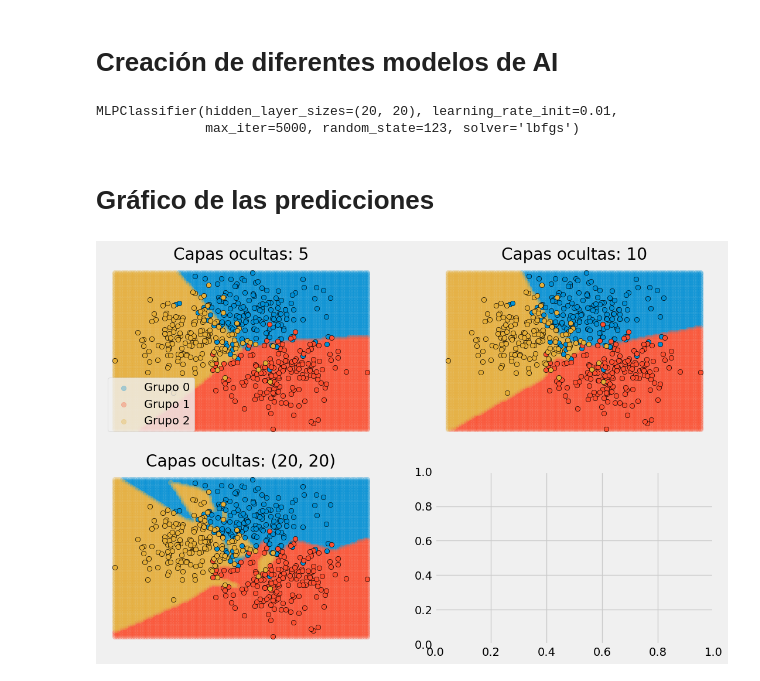
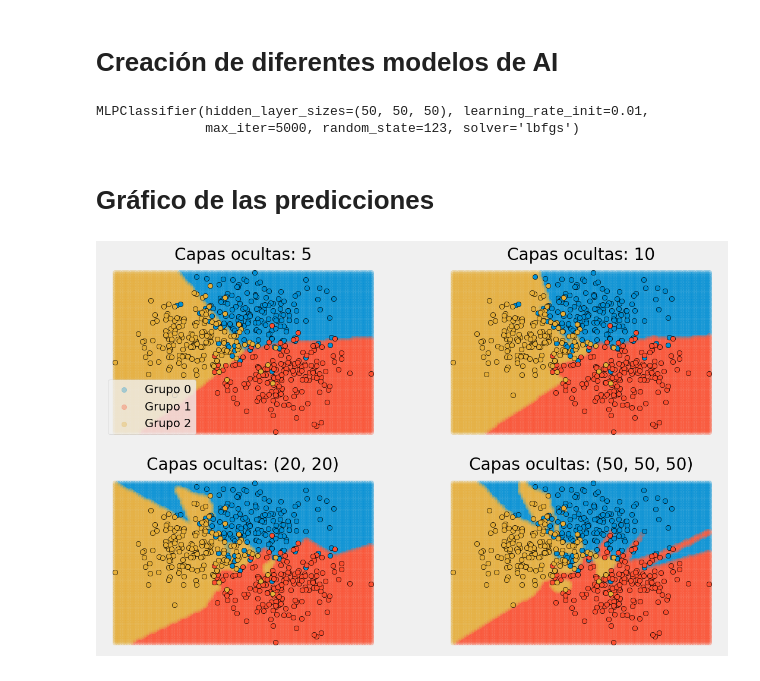
Before and after one commit to Dev-Mw/NNClassifier, a Jupyter notebook: red_neuronal_clasificatoria.ipynb, the cells around one changed output. Cells and saved outputs as stored; diff of their text form; code cells hidden in the pictures.

```diff
--- a/red_neuronal_clasificatoria.ipynb
+++ b/red_neuronal_clasificatoria.ipynb
@@ -68,12 +68,20 @@ modelo_3 = MLPClassifier(
                 solver = 'lbfgs',
                 max_iter = 5000,
                 random_state = 123)
+modelo_4 = MLPClassifier(
+                hidden_layer_sizes=(50, 50, 50),
+                learning_rate_init=0.01,
+                solver = 'lbfgs',
+                max_iter = 5000,
+                random_state = 123
+            )
 
 modelo_1.fit(X=X, y=y)
 modelo_2.fit(X=X, y=y)
 modelo_3.fit(X=X, y=y)
+modelo_4.fit(X=X, y=y)
 # %% [output]
-MLPClassifier(hidden_layer_sizes=(20, 20), learning_rate_init=0.01,
+MLPClassifier(hidden_layer_sizes=(50, 50, 50), learning_rate_init=0.01,
               max_iter=5000, random_state=123, solver='lbfgs')
 # %% [markdown]
 # Gráfico de las predicciones
@@ -87,32 +95,32 @@ grid_x2 = np.linspace(start=min(X[:, 1]), stop=max(X[:, 1]), num=100)
 xx, yy = np.meshgrid(grid_x1, grid_x2)
 X_grid = np.column_stack([xx.flatten(), yy.flatten()])
 
-for i, modelo in enumerate([modelo_1, modelo_2, modelo_3]):
+for i, modelo in enumerate([modelo_1, modelo_2, modelo_3, modelo_4]):
 
     predicciones = modelo.predict(X_grid)
 
     for j in np.unique(predicciones):
         axs[i].scatter(
             x = X_grid[predicciones == j, 0],
             y = X_grid[predicciones == j, 1],
             c = plt.rcParams['axes.prop_cycle'].by_key()['color'][j],
             #marker = 'o',
             alpha = 0.3,
             label= f"Grupo {j}"
         )
 
     for j in np.unique(y):
         axs[i].scatter(
             x = X[y == j, 0],
             y = X[y == j, 1],
             c = plt.rcParams['axes.prop_cycle'].by_key()['color'][j],
             marker    = 'o',
             edgecolor = 'black'
         )
 
     axs[i].set_title(f"Capas ocultas: {modelo.hidden_layer_sizes}")
     axs[i].axis('off')
 
 axs[0].legend();
 # %% [output]
-[figure, old version]
+[figure, new version]
```
